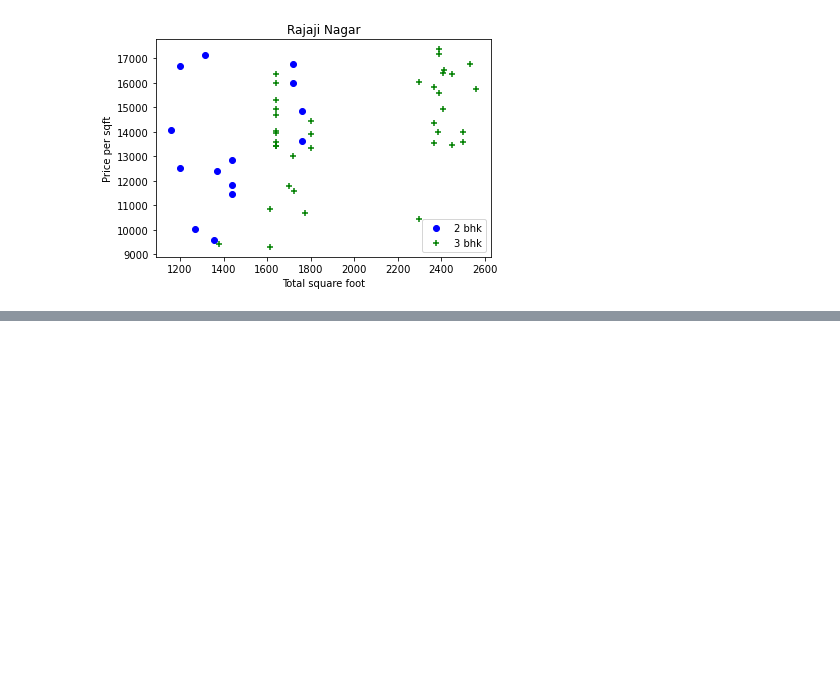
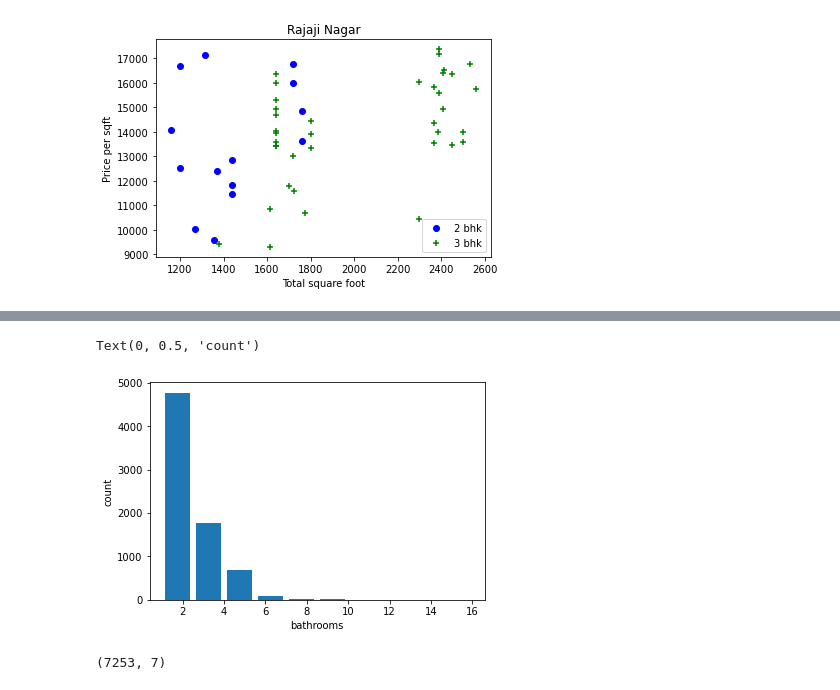
Before and after one commit to ManD12218/Project-Bangalore-House-price-prediction, a Jupyter notebook: Bangalore House price.ipynb, the cells around one changed output, grey strips where cells are left out. Saved outputs shown, nothing was run; the diff lists cells and outputs as text; code cells hidden in the pictures; blank space fills up the shorter version.

```diff
--- a/Bangalore House price.ipynb
+++ b/Bangalore House price.ipynb
@@ -462,0 +487,12 @@ TypeError: 'numpy.ndarray' object is not callable
+# %%
+plt.hist(df08.bath,rwidth=0.8)
+plt.xlabel('bathrooms')
+plt.ylabel('count')
+# %% [output]
+Text(0, 0.5, 'count')
+[figure, added]
+# %%
+df09=df08[df08['bath']<df08['bhk']+2]
+df09.shape
+# %% [output]
+(7253, 7)
```
Also changed, not shown: parts of 7 cells of this notebook.
